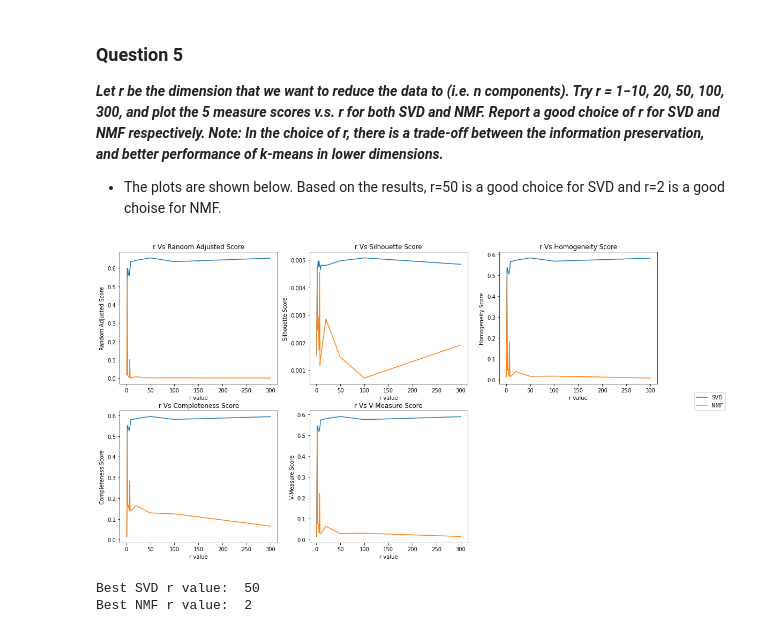
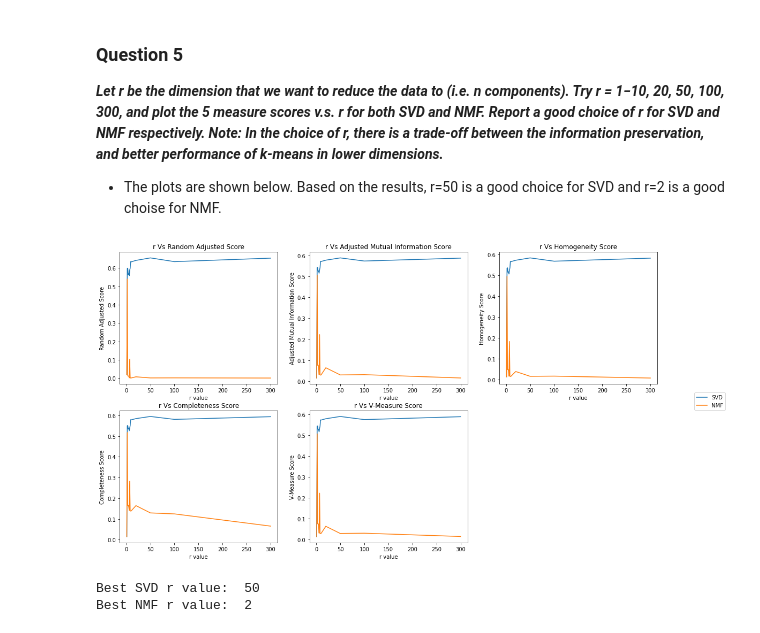
Before and after one commit to stang126/ECE-219-Large-Scale-Data-Mining, a Jupyter notebook: Project 2/Project 2.ipynb, the cells around one changed output. Cells and saved outputs as stored; diff of their text form; code cells hidden in the pictures.

```diff
--- a/Project 2/Project 2.ipynb
+++ b/Project 2/Project 2.ipynb
@@ -132,7 +136,7 @@ r = [1,2,3,4,5,6,7,8,9,10,20,50,100,300]
 
 def SVD_score(r,k,X,y):
     adj_rand_score=[]
-    sil_score=[]
+    adj_mutual_score=[]
     hom_score=[]
     comp_score=[]
     v_score=[]
@@ -142,15 +146,15 @@ def SVD_score(r,k,X,y):
         kmeans = KMeans(random_state=0, n_clusters=k, max_iter=1000, n_init=30) # kmeans cluster
         kmeans.fit(trunc_svd)
         adj_rand_score.append(cluster.adjusted_rand_score(y,kmeans.labels_)) # get scores
-        sil_score.append(cluster.silhouette_score(X, kmeans.labels_, sample_size=2000))
+        adj_mutual_score.append(cluster.adjusted_mutual_info_score(y, kmeans.labels_))
         hom_score.append(cluster.homogeneity_score(y,kmeans.labels_))
         comp_score.append(cluster.completeness_score(y,kmeans.labels_))
         v_score.append(cluster.v_measure_score(y,kmeans.labels_))
-    return adj_rand_score, sil_score, hom_score, comp_score, v_score
+    return adj_rand_score, adj_mutual_score, hom_score, comp_score, v_score
 
 def NMF_score(r,k, X,y):
     adj_rand_score=[]
-    sil_score=[]
+    adj_mutual_score=[]
     hom_score=[]
     comp_score=[]
     v_score=[]
@@ -160,15 +164,15 @@ def NMF_score(r,k, X,y):
         kmeans = KMeans(random_state=0, n_clusters=k, max_iter=1000, n_init=30) # kmeans cluster
         kmeans.fit(trunc_nmf)
         adj_rand_score.append(cluster.adjusted_rand_score(y,kmeans.labels_)) # get scores
-        sil_score.append(cluster.silhouette_score(X, kmeans.labels_, sample_size=2000))
+        adj_mutual_score.append(cluster.adjusted_mutual_info_score(y, kmeans.labels_))
         hom_score.append(cluster.homogeneity_score(y,kmeans.labels_))
         comp_score.append(cluster.completeness_score(y,kmeans.labels_))
         v_score.append(cluster.v_measure_score(y,kmeans.labels_))
-    return adj_rand_score, sil_score, hom_score, comp_score, v_score
+    return adj_rand_score, adj_mutual_score, hom_score, comp_score, v_score
 # %%
 # get metrics
-svd_adj_rand_score, svd_sil_score, svd_hom_score, svd_comp_score, svd_v_score= SVD_score(r,2,newsgroups_tfidf, category_to_class)
-nmf_adj_rand_score, nmf_sil_score, nmf_hom_score, nmf_comp_score, nmf_v_score= NMF_score(r,2,newsgroups_tfidf, category_to_class)
+svd_adj_rand_score, svd_mutual_score, svd_hom_score, svd_comp_score, svd_v_score= SVD_score(r,2,newsgroups_tfidf, category_to_class)
+nmf_adj_rand_score, nmf_mutual_score, nmf_hom_score, nmf_comp_score, nmf_v_score= NMF_score(r,2,newsgroups_tfidf, category_to_class)
 # %%
 # plot metrics vs r
 fig = plt.figure(figsize=(18, 10))
@@ -179,38 +183,38 @@ axes[0, 0].plot(r,nmf_adj_rand_score, label='NMF')
 axes[0, 0].title.set_text('r Vs Random Adjusted Score')
 axes[0, 0].set_xlabel('r value')
 axes[0, 0].set_ylabel('Random Adjusted Score')
 
-axes[0, 1].plot(r,svd_sil_score, label='SVD')
-axes[0, 1].plot(r,nmf_sil_score, label='NMF')
-axes[0, 1].title.set_text('r Vs Silhouette Score')
+axes[0, 1].plot(r,svd_mutual_score, label='SVD')
+axes[0, 1].plot(r,nmf_mutual_score, label='NMF')
+axes[0, 1].title.set_text('r Vs Adjusted Mutual Information Score')
 axes[0, 1].set_xlabel('r value')
-axes[0, 1].set_ylabel('Silhouette Score')
+axes[0, 1].set_ylabel('Adjusted Mutual Information Score')
 
 axes[0, 2].plot(r,svd_hom_score, label='SVD')
 axes[0, 2].plot(r,nmf_hom_score, label='NMF')
 axes[0, 2].title.set_text('r Vs Homogeneity Score')
 axes[0, 2].set_xlabel('r value')
 axes[0, 2].set_ylabel('Homogeneity Score')
 
 axes[1, 0].plot(r,svd_comp_score, label='SVD')
 axes[1, 0].plot(r,nmf_comp_score, label='NMF')
 axes[1, 0].title.set_text('r Vs Completeness Score')
 axes[1, 0].set_xlabel('r value')
 axes[1, 0].set_ylabel('Completeness Score')
 
 axes[1, 1].plot(r,svd_v_score, label='SVD')
 axes[1, 1].plot(r,nmf_v_score, label='NMF')
 axes[1, 1].title.set_text('r Vs V-Measure Score')
 axes[1, 1].set_xlabel('r value')
 axes[1, 1].set_ylabel('V-Measure Score')
 
 axes[1, 2].axis('off')
 
 fig.legend(['SVD','NMF'], loc='center right')
 
 plt.show()
 # %% [output]
-[figure, old version]
+[figure, new version]
 # %%
 import statistics
 from statistics import mode
```
Also changed, not shown: parts of 46 cells of this notebook.
